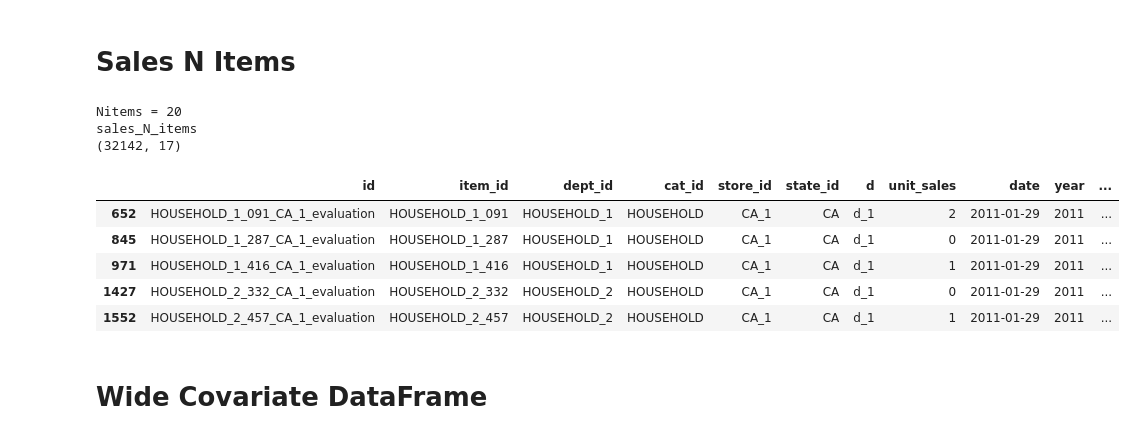
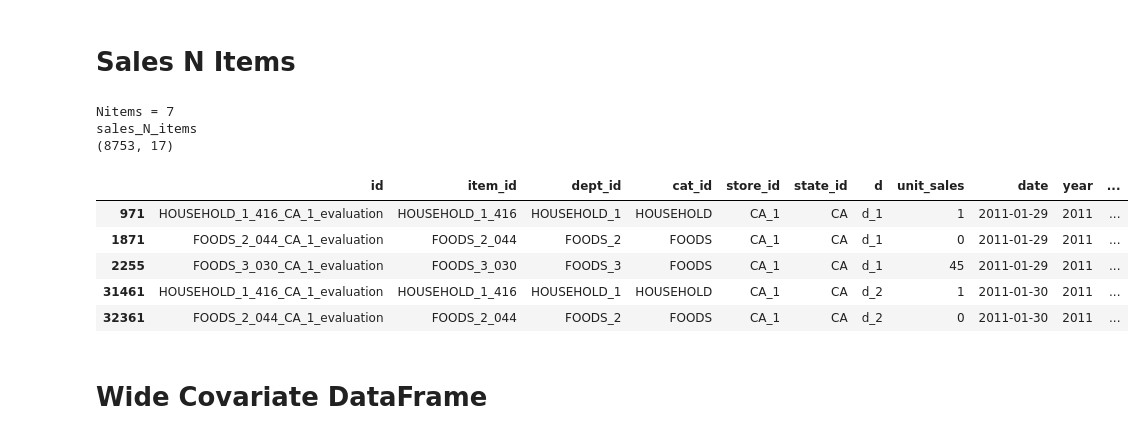
Before and after one commit to Aljgutier/sforecast, a Jupyter notebook: docs/M5_Sales_N_Items.ipynb, the cells around one changed output. Saved outputs shown, nothing was run; the diff lists cells and outputs as text; code cells hidden in the pictures.

Commit message:
docs: notebook for generating M5 7 items

```diff
--- a/docs/M5_Sales_N_Items.ipynb
+++ b/docs/M5_Sales_N_Items.ipynb
@@ -105,31 +102,35 @@ sales_day.shape = (46881677, 17)
 # %% [markdown]
  # Sales N Items
 # %%
-item_list = ['FOODS_1_084','FOODS_2_254', 'FOODS_2_300', 'FOODS_3_030', 'FOODS_3_034','FOODS_3_185',
+item_list20 = ['FOODS_1_084','FOODS_2_254', 'FOODS_2_300', 'FOODS_3_030', 'FOODS_3_034','FOODS_3_185',
              'FOODS_3_297', 'FOODS_3_393', 'HOBBIES_1_018','HOBBIES_1_418','HOBBIES_2_012', 'HOBBIES_2_029',
              'HOBBIES_2_127','HOUSEHOLD_1_091', 'HOUSEHOLD_1_219', 'HOUSEHOLD_1_287','HOUSEHOLD_1_416',
              'HOUSEHOLD_2_332','HOUSEHOLD_2_457','HOUSEHOLD_2_462']
 
+item_list7=['HOUSEHOLD_1_416','FOODS_2_044', 'FOODS_3_030','HOBBIES_1_418','CA_1_FOODS_3_FOODS_3_185',
+       'HOUSEHOLD_1_HOUSEHOLD_1_219','FOODS_3_393']
+
+item_list = item_list7
 store_id = "CA_1"
 Nitems = len(item_list)
 print(f'Nitems = {Nitems}')
 
 sales_N_items = sales_day[sales_day["store_id"]==store_id]
 sales_N_items = sales_N_items[sales_N_items["item_id"].isin(item_list)]
 
 print("sales_N_items")
 print(sales_N_items.shape)
 sales_N_items.head()
 # %% [output]
-Nitems = 20
+Nitems = 7
 sales_N_items
-(32142, 17)
+(8753, 17)
 |  | id | item_id | dept_id | cat_id | store_id | state_id | d | unit_sales | date | year | ... |
-| 652 | HOUSEHOLD_1_091_CA_1_evaluation | HOUSEHOLD_1_091 | HOUSEHOLD_1 | HOUSEHOLD | CA_1 | CA | d_1 | 2 | 2011-01-29 | 2011 | ... |
-| 845 | HOUSEHOLD_1_287_CA_1_evaluation | HOUSEHOLD_1_287 | HOUSEHOLD_1 | HOUSEHOLD | CA_1 | CA | d_1 | 0 | 2011-01-29 | 2011 | ... |
 | 971 | HOUSEHOLD_1_416_CA_1_evaluation | HOUSEHOLD_1_416 | HOUSEHOLD_1 | HOUSEHOLD | CA_1 | CA | d_1 | 1 | 2011-01-29 | 2011 | ... |
-| 1427 | HOUSEHOLD_2_332_CA_1_evaluation | HOUSEHOLD_2_332 | HOUSEHOLD_2 | HOUSEHOLD | CA_1 | CA | d_1 | 0 | 2011-01-29 | 2011 | ... |
-| 1552 | HOUSEHOLD_2_457_CA_1_evaluation | HOUSEHOLD_2_457 | HOUSEHOLD_2 | HOUSEHOLD | CA_1 | CA | d_1 | 1 | 2011-01-29 | 2011 | ... |
+| 1871 | FOODS_2_044_CA_1_evaluation | FOODS_2_044 | FOODS_2 | FOODS | CA_1 | CA | d_1 | 0 | 2011-01-29 | 2011 | ... |
+| 2255 | FOODS_3_030_CA_1_evaluation | FOODS_3_030 | FOODS_3 | FOODS | CA_1 | CA | d_1 | 45 | 2011-01-29 | 2011 | ... |
+| 31461 | HOUSEHOLD_1_416_CA_1_evaluation | HOUSEHOLD_1_416 | HOUSEHOLD_1 | HOUSEHOLD | CA_1 | CA | d_2 | 1 | 2011-01-30 | 2011 | ... |
+| 32361 | FOODS_2_044_CA_1_evaluation | FOODS_2_044 | FOODS_2 | FOODS | CA_1 | CA | d_2 | 0 | 2011-01-30 | 2011 | ... |
 # %% [markdown]
 # Wide Covariate DataFrame
 # %%
```
Also changed, not shown: parts of 5 cells of this notebook.
